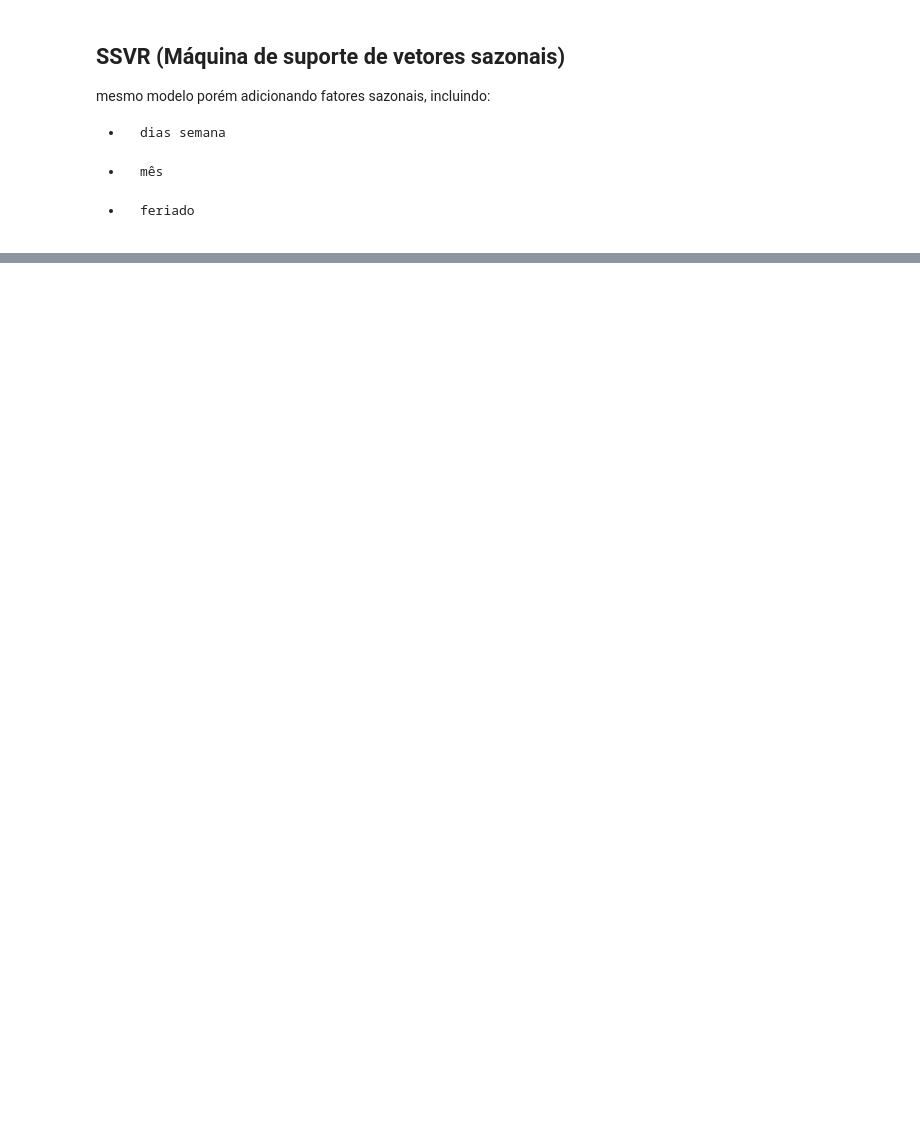
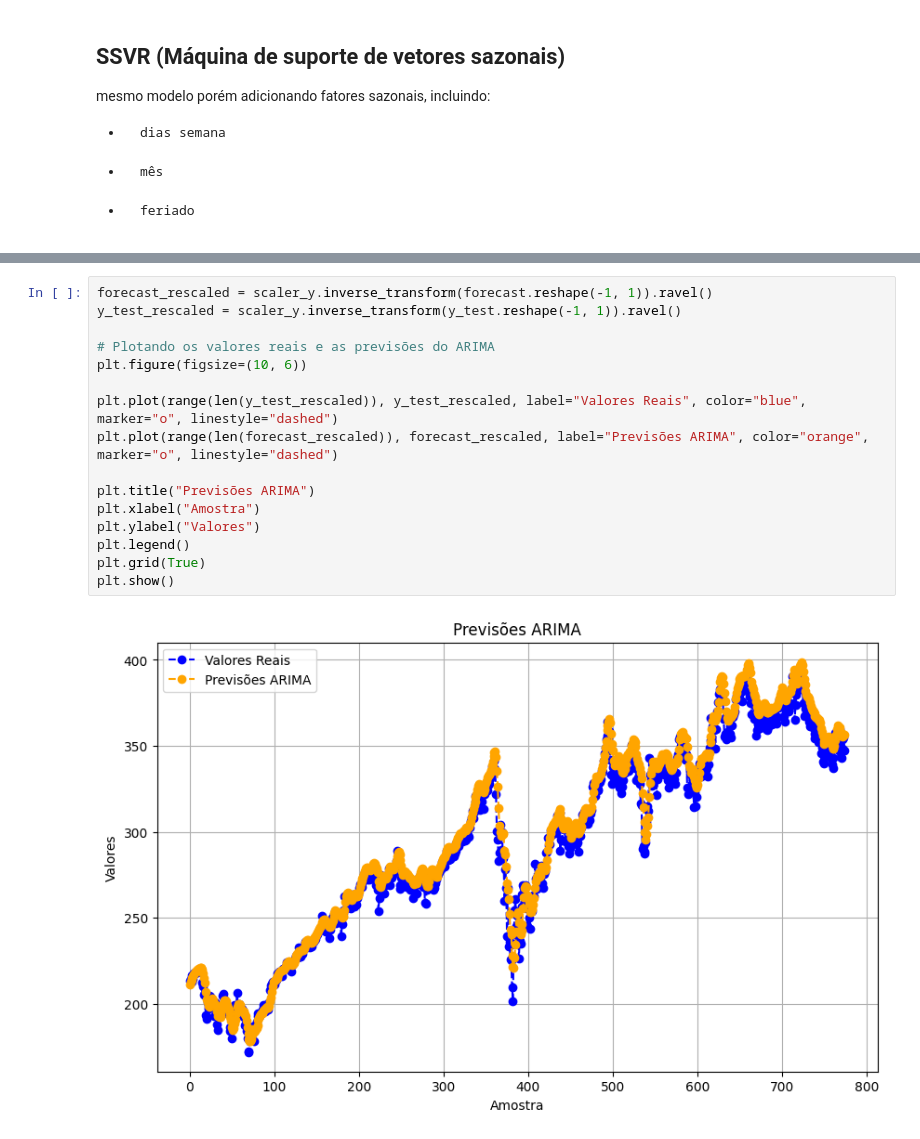
Before and after one commit to MrMarculu/PIC, a Jupyter notebook: pic-ipynb.ipynb, the cells around one changed output, grey strips where cells are left out. Drawn from its saved outputs; the diff is of its cells as text; blank space fills up the shorter version.

```diff
--- a/pic-ipynb.ipynb
+++ b/pic-ipynb.ipynb
@@ -941,0 +607,18 @@ array([<Axes: xlabel='yobs'>], dtype=object)
+# %%
+forecast_rescaled = scaler_y.inverse_transform(forecast.reshape(-1, 1)).ravel()
+y_test_rescaled = scaler_y.inverse_transform(y_test.reshape(-1, 1)).ravel()
+
+# Plotando os valores reais e as previsões do ARIMA
+plt.figure(figsize=(10, 6))
+
+plt.plot(range(len(y_test_rescaled)), y_test_rescaled, label="Valores Reais", color="blue", marker="o", linestyle="dashed")
+plt.plot(range(len(forecast_rescaled)), forecast_rescaled, label="Previsões ARIMA", color="orange", marker="o", linestyle="dashed")
+
+plt.title("Previsões ARIMA")
+plt.xlabel("Amostra")
+plt.ylabel("Valores")
+plt.legend()
+plt.grid(True)
+plt.show()
+# %% [output]
+[figure, added]
```
Also changed, not shown: parts of 61 cells of this notebook.
